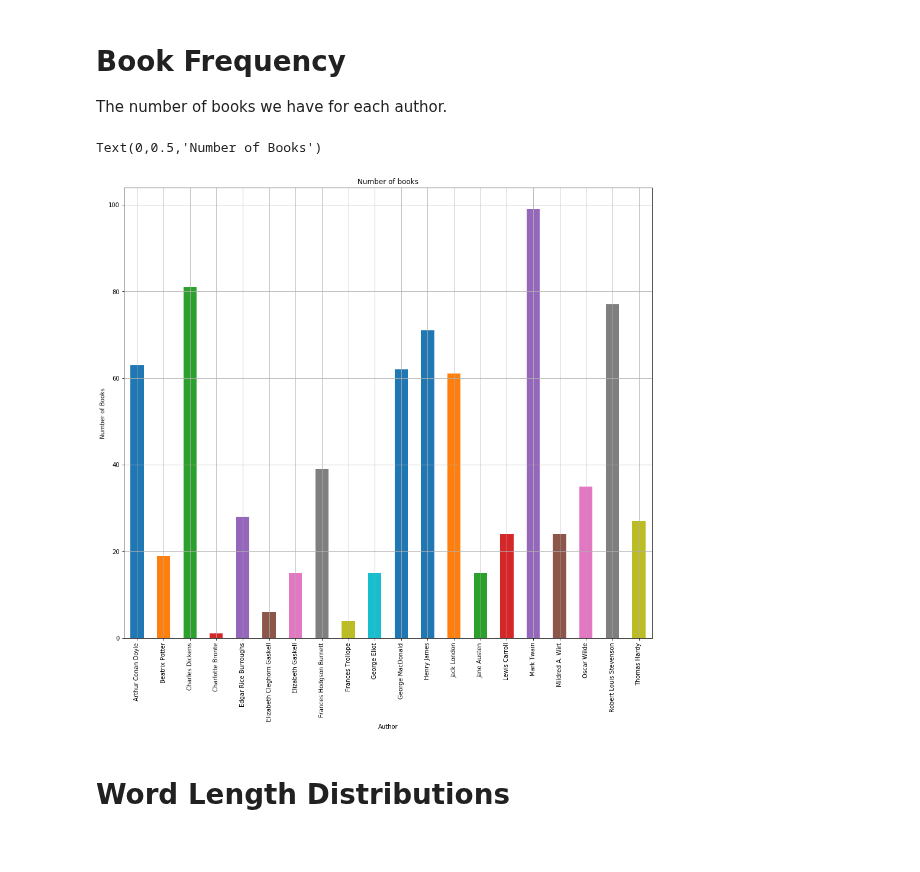
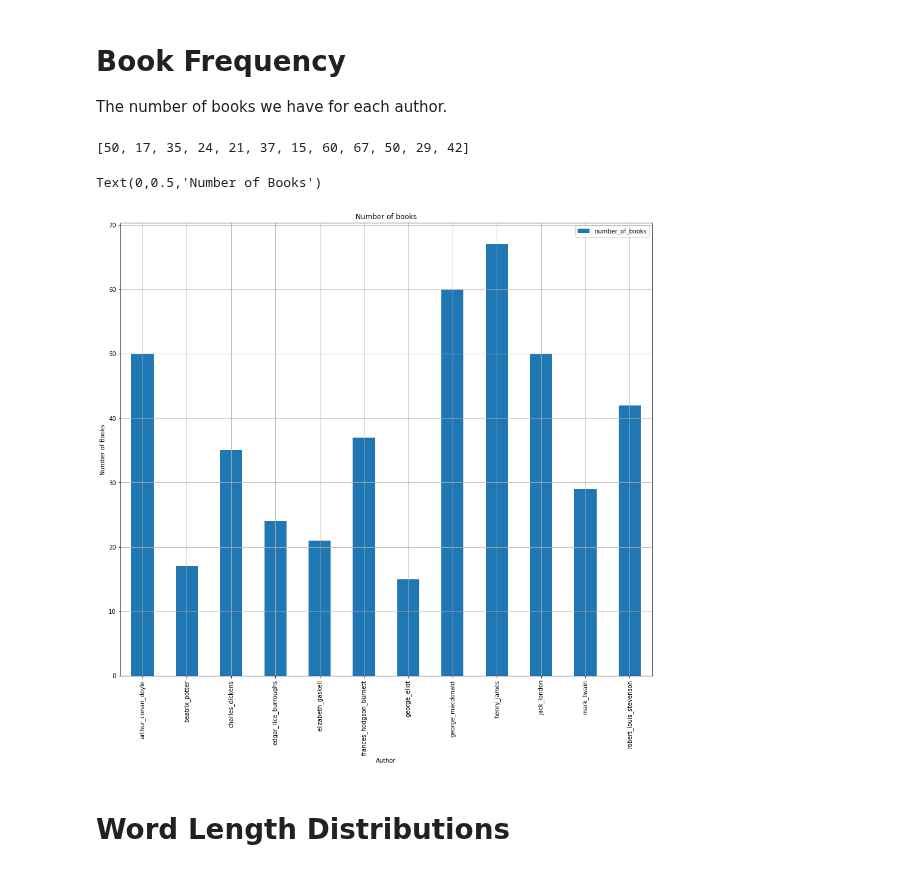
Before and after one commit to clararichter/authorship-identification, a Jupyter notebook: project_notebook.ipynb, the cells around one changed output. Cells and saved outputs as stored; diff of their text form; code cells hidden in the pictures.

```diff
--- a/project_notebook.ipynb
+++ b/project_notebook.ipynb
@@ -75,10 +72,19 @@ frequency = frequency.sort_index()
+# %%
+path = "data/texts_stripped/"
+authors = os.listdir(path)
+book_counts = []
+for author in authors:
+    book_counts.append(len(os.listdir(path + author)))
+book_counts
+# %% [output]
+[50, 17, 35, 24, 21, 37, 15, 60, 67, 50, 29, 42]
 # %%
-ax = frequency.plot(kind='bar', figsize=(16,14), title='Number of books', grid=True)
+ax = pd.DataFrame( book_counts, index=authors, columns=['number_of_books'] ).plot(kind='bar', figsize=(16,14), title='Number of books', grid=True)
 ax.set_xlabel("Author")
 ax.set_ylabel("Number of Books")
 # %% [output]
 Text(0,0.5,'Number of Books')
-[figure, old version]
+[figure, new version]
 # %% [markdown]
 # Word Length Distributions
 # %%
```
Also changed, not shown: parts of 3 cells of this notebook, 1 other file.
